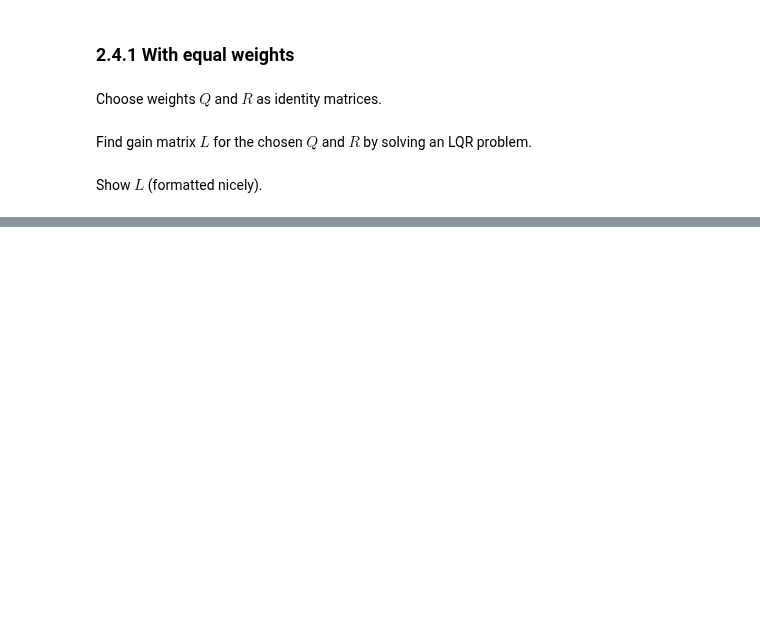
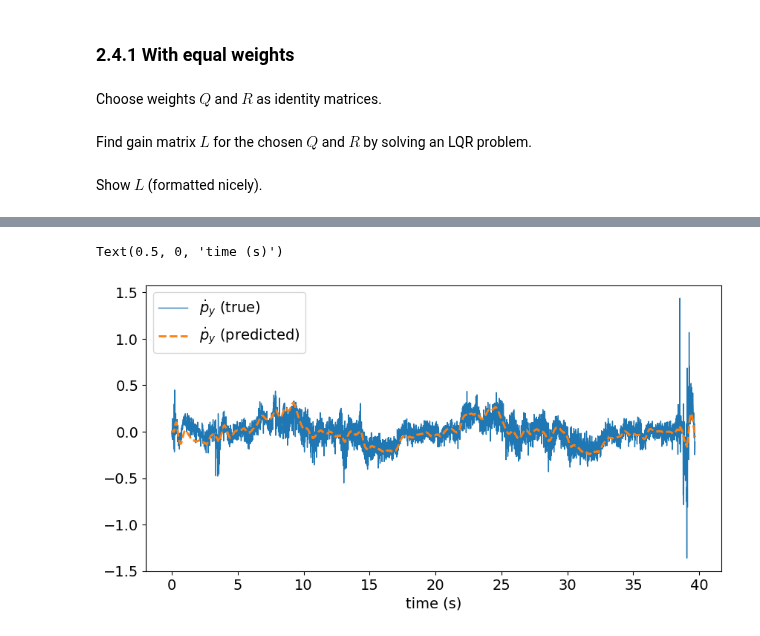
Before and after one commit to Chairless-maybe/crazyflie-client, a Jupyter notebook: project/state-space-derivation.ipynb, the cells around one changed output, grey strips where cells are left out. Saved outputs shown, nothing was run; the diff lists cells and outputs as text; code cells hidden in the pictures; blank space fills up the shorter version.

```diff
--- a/project/state-space-derivation.ipynb
+++ b/project/state-space-derivation.ipynb
@@ -434,0 +565,10 @@ L = [[    0.120659     0.000000     0.000000     1.007434    -0.000000     0.000
+# %%
+fig, ax = plt.subplots(1, 1, figsize=(10, 5))
+ax.plot(t[:-1], p_y_dot_true, label=r'$\dot{p}_y$ (true)', linewidth=1)
+ax.plot(t, p_y_dot_predicted, '--', label=r'$\dot{p}_y$ (predicted)', linewidth=2)
+ax.legend(fontsize=14)
+ax.tick_params(labelsize=14)
+ax.set_xlabel('time (s)', fontsize=14)
+# %% [output]
+Text(0.5, 0, 'time (s)')
+[figure, added]
```
Also changed, not shown: parts of 85 cells of this notebook, 7 other files.
